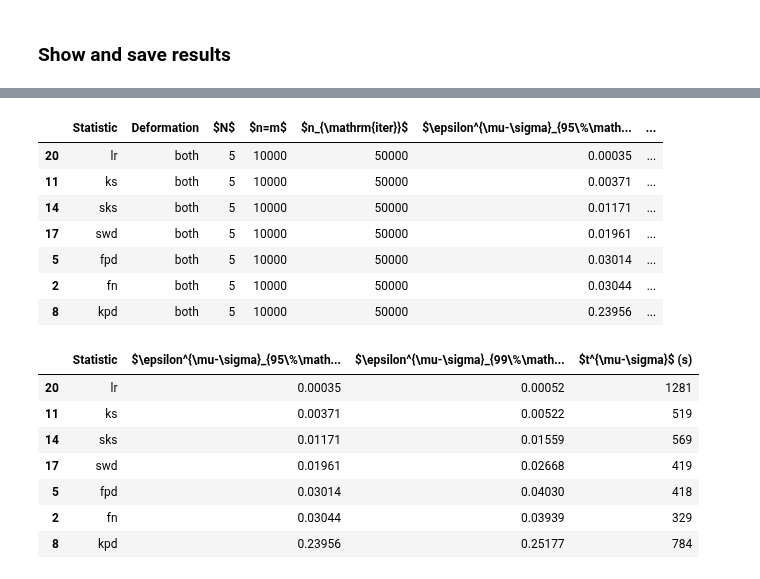
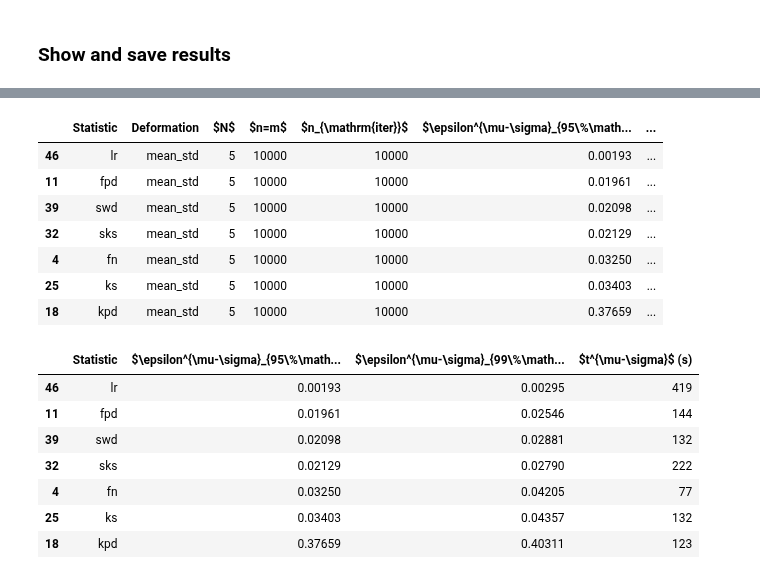
Before and after one commit to TwoSampleTests/GenerativeModelsMetrics, a Jupyter notebook: notebooks/Analysis_5D_unimodal_leo50.ipynb, the cells around one changed output, grey strips where cells are left out. Saved outputs shown, nothing was run; the diff lists cells and outputs as text; code cells hidden in the pictures.

```diff
--- a/notebooks/Analysis_5D_unimodal_leo50.ipynb
+++ b/notebooks/Analysis_5D_unimodal_leo50.ipynb
@@ -373,7 +373,7 @@ metrics_config = {unique_key: {"fn": {"name": "fn", # type: ignore
                                        "scale_func": lambda ns, ndims: np.sqrt(ns),
                                        "scale_func_string": "lambda ns, ndims: np.sqrt(ns)",
                                        "test_config": test_config_null,
-                                       "max_vectorize": 500,
+                                       "max_vectorize": 1000,
                                        "latex": "$t_{\mu}$",
                                        "null_file": null_hypotheses_dir+"LR.json"}}}
 metrics_config[unique_key]
@@ -770,7 +744,7 @@ for deformation in deformations:
                                                 x_tol = 0.01,
                                                 fn_tol = 0.01,
                                                 eps_min = 0.,
-                                                eps_max = 0.01,
+                                                eps_max = 0.1,
                                                 max_iterations = 100,
                                                 save = True,
                                                 verbose = True)
@@ -844,7 +839,11 @@ Metric: lr
 # %%
 results_df_mean = results_df[results_df["Deformation"] == "mean"]
 results_df_std = results_df[results_df["Deformation"] == "std"]
-results_df_both = results_df[results_df["Deformation"] == "both"]
+results_df_off = results_df[results_df["Deformation"] == "off"]
+results_df_cov = results_df[results_df["Deformation"] == "cov"]
+results_df_mean_std = results_df[results_df["Deformation"] == "mean_std"]
+results_df_mean_off = results_df[results_df["Deformation"] == "mean_off"]
+results_df_mean_cov = results_df[results_df["Deformation"] == "mean_cov"]
 # %%
 sorted_df_mean = results_df_mean.sort_values(by="$\\epsilon_{95\\%\\mathrm{CL}}$", ascending=True)
 sorted_df_mean.rename(columns={"$\\epsilon_{95\\%\\mathrm{CL}}$": "$\\epsilon^{\\mu}_{95\\%\\mathrm{CL}}$", "$\\epsilon_{99\\%\\mathrm{CL}}$": "$\\epsilon^{\\mu}_{99\\%\\mathrm{CL}}$", "t (s)": "$t^{\\mu}$ (s)"}, inplace=True)
@@ -894,23 +939,23 @@ display(sorted_df_std)
 # %%
-sorted_df_both = results_df_both.sort_values(by="$\\epsilon_{95\\%\\mathrm{CL}}$", ascending=True)
-sorted_df_both.rename(columns={"$\\epsilon_{95\\%\\mathrm{CL}}$": "$\\epsilon^{\\mu-\\sigma}_{95\\%\\mathrm{CL}}$", "$\\epsilon_{99\\%\\mathrm{CL}}$": "$\\epsilon^{\\mu-\\sigma}_{99\\%\\mathrm{CL}}$", "t (s)": "$t^{\\mu-\\sigma}$ (s)"}, inplace=True)
-display(sorted_df_both)
-sorted_df_both.drop(columns=["Deformation","$N$","$n=m$","$n_{\\mathrm{iter}}$"], inplace=True)
-display(sorted_df_both)
+sorted_df_mean_std = results_df_mean_std.sort_values(by="$\\epsilon_{95\\%\\mathrm{CL}}$", ascending=True)
+sorted_df_mean_std.rename(columns={"$\\epsilon_{95\\%\\mathrm{CL}}$": "$\\epsilon^{\\mu-\\sigma}_{95\\%\\mathrm{CL}}$", "$\\epsilon_{99\\%\\mathrm{CL}}$": "$\\epsilon^{\\mu-\\sigma}_{99\\%\\mathrm{CL}}$", "t (s)": "$t^{\\mu-\\sigma}$ (s)"}, inplace=True)
+display(sorted_df_mean_std)
+sorted_df_mean_std.drop(columns=["Deformation","$N$","$n=m$","$n_{\\mathrm{iter}}$"], inplace=True)
+display(sorted_df_mean_std)
 # %% [output]
 |  | Statistic | Deformation | $N$ | $n=m$ | $n_{\mathrm{iter}}$ | $\epsilon^{\mu-\sigma}_{95\%\math... | ... |
-| 20 | lr | both | 5 | 10000 | 50000 | 0.00035 | ... |
-| 11 | ks | both | 5 | 10000 | 50000 | 0.00371 | ... |
-| 14 | sks | both | 5 | 10000 | 50000 | 0.01171 | ... |
-| 17 | swd | both | 5 | 10000 | 50000 | 0.01961 | ... |
-| 5 | fpd | both | 5 | 10000 | 50000 | 0.03014 | ... |
-| 2 | fn | both | 5 | 10000 | 50000 | 0.03044 | ... |
-| 8 | kpd | both | 5 | 10000 | 50000 | 0.23956 | ... |
+| 46 | lr | mean_std | 5 | 10000 | 10000 | 0.00193 | ... |
+| 11 | fpd | mean_std | 5 | 10000 | 10000 | 0.01961 | ... |
+| 39 | swd | mean_std | 5 | 10000 | 10000 | 0.02098 | ... |
+| 32 | sks | mean_std | 5 | 10000 | 10000 | 0.02129 | ... |
+| 4 | fn | mean_std | 5 | 10000 | 10000 | 0.03250 | ... |
+| 25 | ks | mean_std | 5 | 10000 | 10000 | 0.03403 | ... |
+| 18 | kpd | mean_std | 5 | 10000 | 10000 | 0.37659 | ... |
 |  | Statistic | $\epsilon^{\mu-\sigma}_{95\%\math... | $\epsilon^{\mu-\sigma}_{99\%\math... | $t^{\mu-\sigma}$ (s) |
-| 20 | lr | 0.00035 | 0.00052 | 1281 |
-| 11 | ks | 0.00371 | 0.00522 | 519 |
-| 14 | sks | 0.01171 | 0.01559 | 569 |
-| 17 | swd | 0.01961 | 0.02668 | 419 |
-| 5 | fpd | 0.03014 | 0.04030 | 418 |
-| 2 | fn | 0.03044 | 0.03939 | 329 |
-| 8 | kpd | 0.23956 | 0.25177 | 784 |
+| 46 | lr | 0.00193 | 0.00295 | 419 |
+| 11 | fpd | 0.01961 | 0.02546 | 144 |
+| 39 | swd | 0.02098 | 0.02881 | 132 |
+| 32 | sks | 0.02129 | 0.02790 | 222 |
+| 4 | fn | 0.03250 | 0.04205 | 77 |
+| 25 | ks | 0.03403 | 0.04357 | 132 |
+| 18 | kpd | 0.37659 | 0.40311 | 123 |
```
Also changed, not shown: parts of 16 cells of this notebook, 4 other files.
